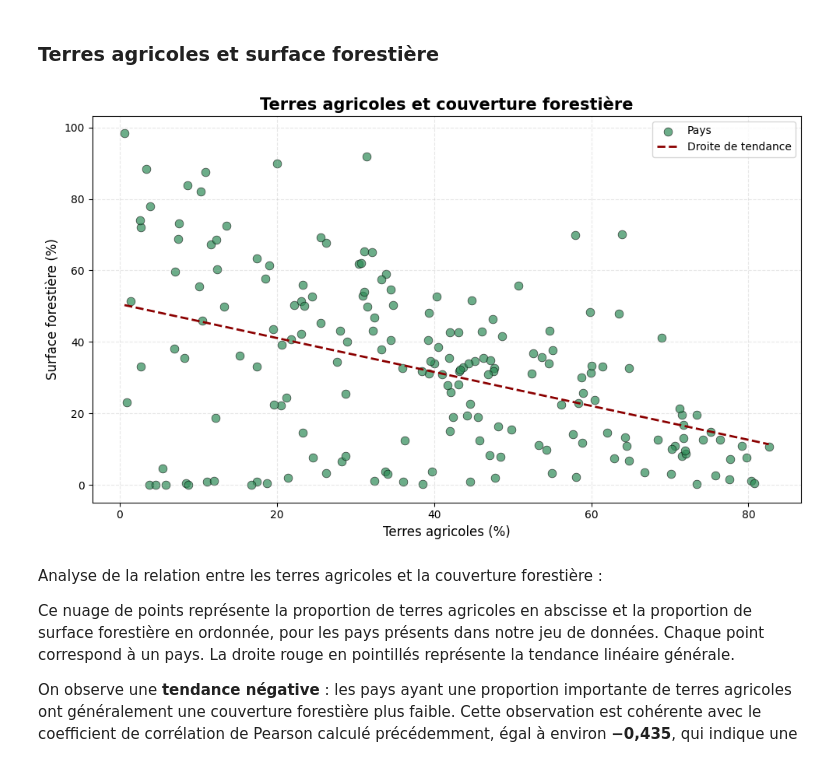
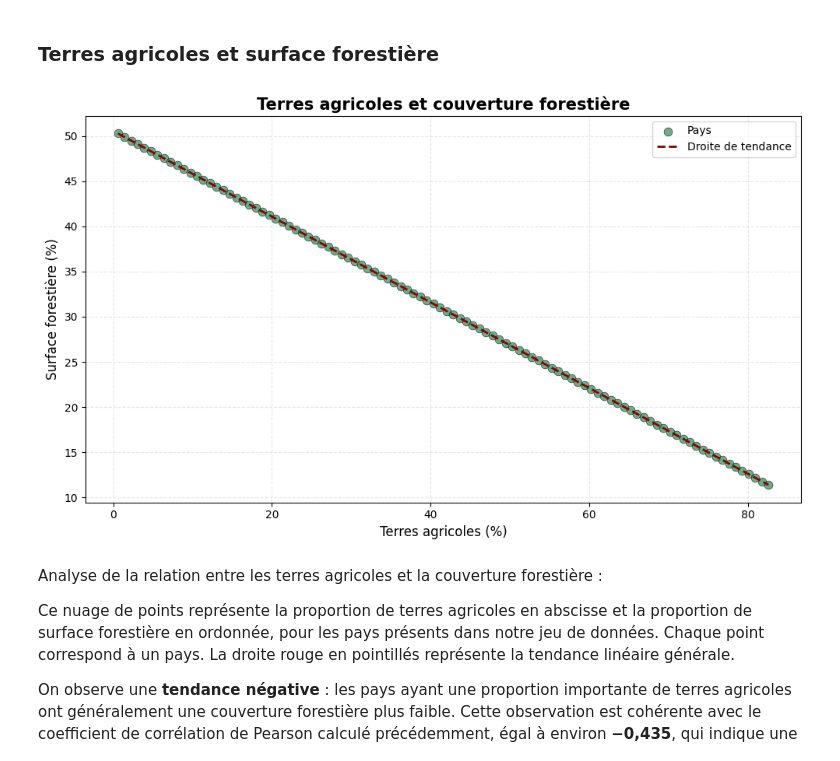
Before and after one commit to Sebastien-Luc-Soncini/Projet-Fil-Rouge-Foret, a Jupyter notebook: Projet_Fil_Rouge_Foret/foret.ipynb, the cells around one changed output. Drawn from its saved outputs; the diff is of its cells as text; code cells hidden in the pictures.

Commit message:
Réorganisation du projet, optimisation du nettoyage et mise en forme des valeurs manquantes dans Excel

```diff
--- a/foret.ipynb
+++ b/Projet_Fil_Rouge_Foret/foret.ipynb
@@ -1216,47 +1230,51 @@ Cette première visualisation permet donc d'identifier les pays les plus foresti
 # %% [markdown]
 ### Terres agricoles et surface forestière
 # %%
+import numpy as np
+
 plt.figure(figsize=(10, 6))
 
-# on fait un nuage de points
+pente, ordonnee_origine = np.polyfit(x, y, 1)
+
+# on fait la droite de tendance
+x_droite = np.linspace(x.min(), x.max(), 100)                           # cette ligne utilise NumPy pour créer 100 valeurs régulièrement espacées entre la plus petite et la plus grande valeur de x
+y_droite = pente * x_droite + ordonnee_origine                          # linspace() signifie linear space, cette fonction crée 100 valeurs régulièrement espacées entre les deux bornes, en incluant les bornes par défaut
+                                                                        # y_droite sert à calculer les valeurs correspondant aux valeurs de x_droite pour tracer la droite de régression sur le graphique
+# on fait un nuage de points                                            # ordonnee_origine : la valeur de y_droite lorsque x_droite = 0, c'est-à-dire l'endroit où la droite coupe l'axe vertical
 plt.scatter(
-    x, y,
+    x_droite, y_droite,
     color="seagreen",
     marker="o",
     s=60,                                                               # taille des points, exprimée en points carrés
     alpha=0.7,                                                          # transparence : 0 = invisible, 1 = opaque
     edgecolors="black",
     linewidths=0.5,
     label="Pays"
 )
 
-# on fait la droite de tendance
-x_droite = np.linspace(x.min(), x.max(), 100)                           # cette ligne utilise NumPy pour créer 100 valeurs régulièrement espacées entre la plus petite et la plus grande valeur de x
-y_droite = pente * x_droite + ordonnee_origine                          # linspace() signifie linear space, cette fonction crée 100 valeurs régulièrement espacées entre les deux bornes, en incluant les bornes par défaut
-                                                                        # y_droite sert à calculer les valeurs correspondant aux valeurs de x_droite pour tracer la droite de régression sur le graphique
-plt.plot(                                                               # ordonnee_origine : la valeur de y_droite lorsque x_droite = 0, c'est-à-dire l'endroit où la droite coupe l'axe vertical
+plt.plot(
     x_droite,
     y_droite,
     color="darkred",
     linestyle="--",
     linewidth=2,
     label="Droite de tendance"
 )
 
 plt.title(
     "Terres agricoles et couverture forestière",
     fontsize=15,
     fontweight="bold"
 )
 plt.xlabel("Terres agricoles (%)", fontsize=12)
 plt.ylabel("Surface forestière (%)", fontsize=12)
 
 plt.grid(linestyle="--", alpha=0.3)
 plt.legend()
 plt.tight_layout()
 plt.show()
 # %% [output]
-[figure, old version]
+[figure, new version]
 # %% [markdown]
 Analyse de la relation entre les terres agricoles et la couverture forestière :
 
```
Also changed, not shown: parts of 22 cells of this notebook, 5 other files.
